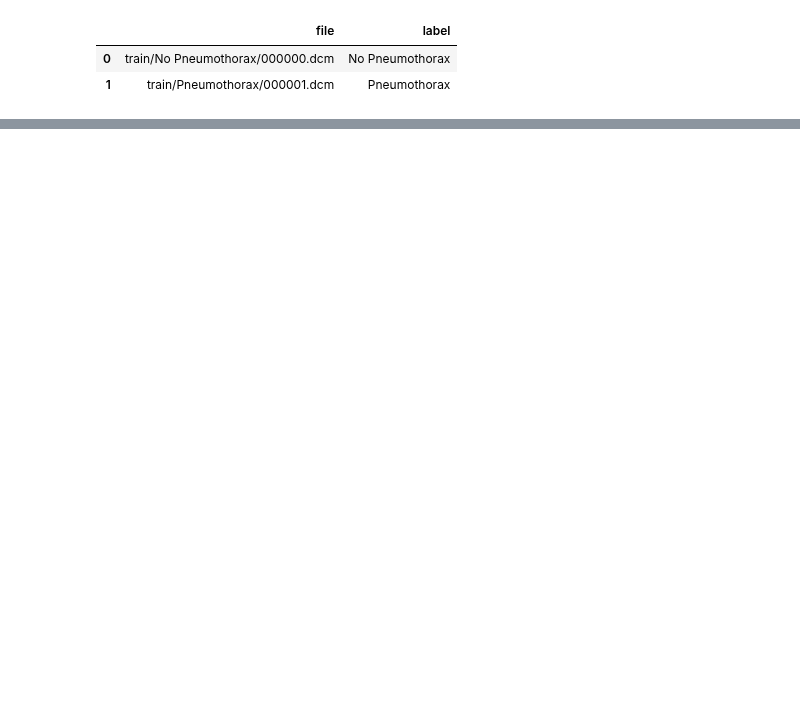
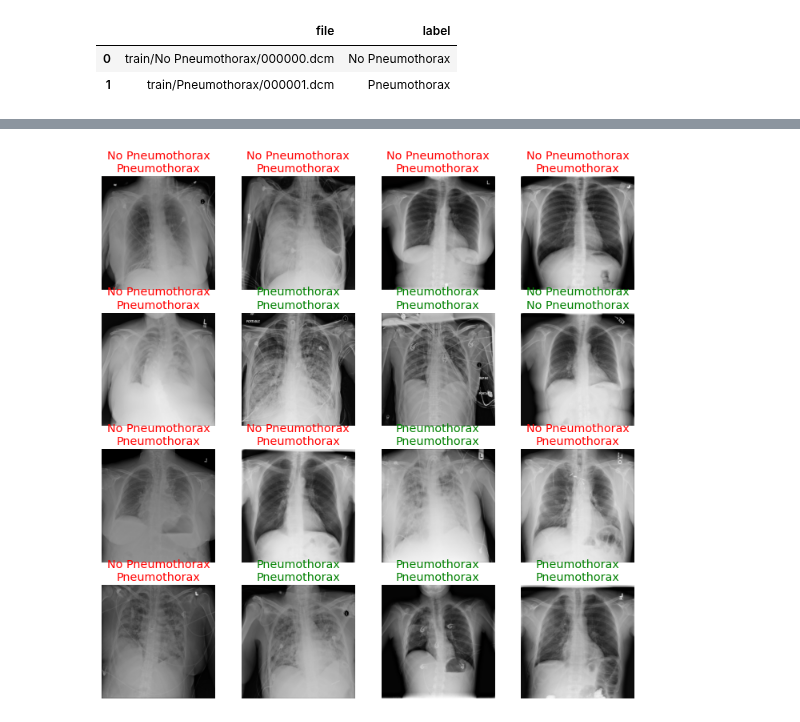
Before and after one commit to ThinamXx/Fastai, a Jupyter notebook: 19. Chest XRays Classification/XRays Classification.ipynb, the cells around one changed output, grey strips where cells are left out. Cells and saved outputs as stored; diff of their text form; code cells hidden in the pictures; blank space fills up the shorter version.

```diff
--- a/19. Chest XRays Classification/XRays Classification.ipynb
+++ b/19. Chest XRays Classification/XRays Classification.ipynb
@@ -98,0 +145,5 @@ df.head(2)                                                              # Inspec
+# %%
+#@ INSPECTING THE RESULTS:
+tta = learn.tta(use_max=True)
+learn.show_results(max_n=16)
+# %% [output]
@@ -98,0 +153 @@ df.head(2)                                                              # Inspec
+[figure, added]
```
Also changed, not shown: parts of 17 cells of this notebook.
